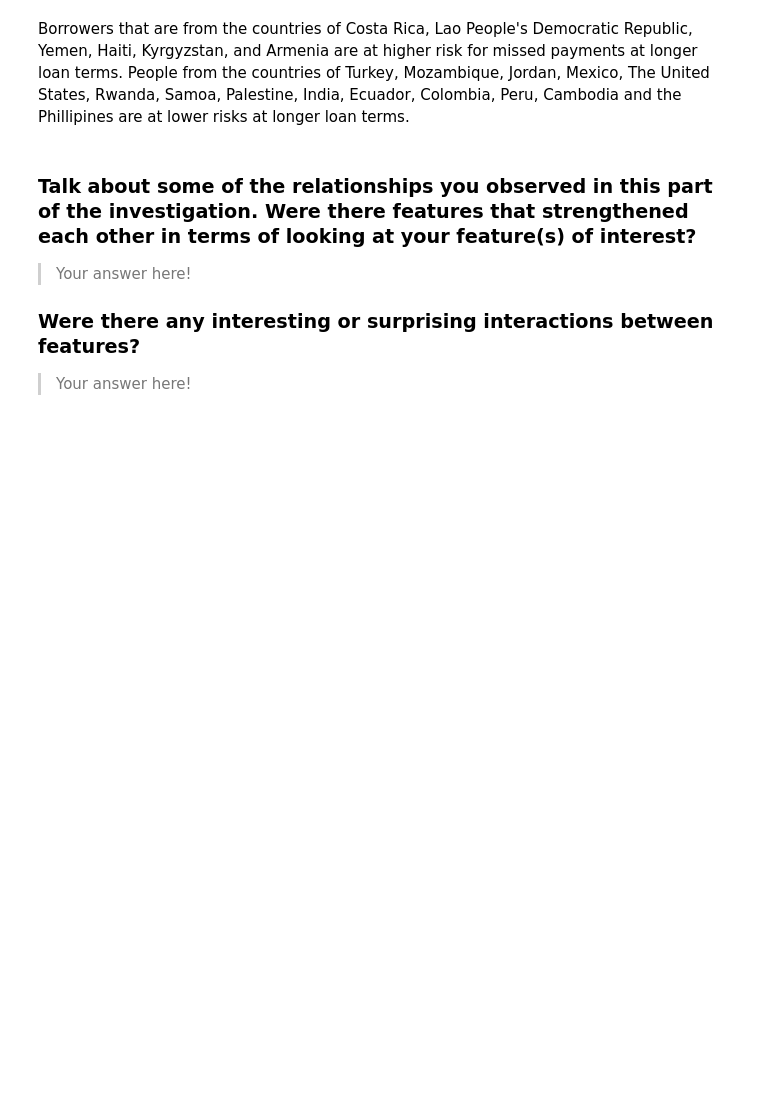
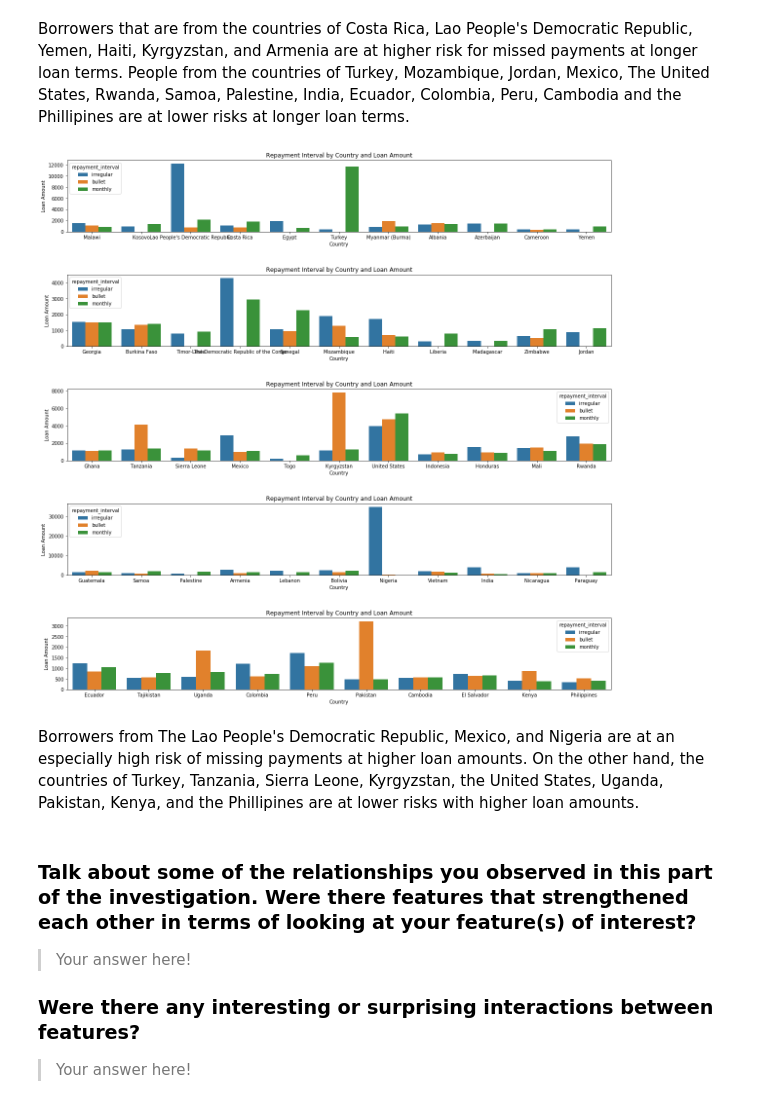
Before and after one commit to ChristopherSJames/kiva_repayment_analysis, a Jupyter notebook: kiva_repayment_analysis.ipynb, the cells around one changed output. Saved outputs shown, nothing was run; the diff lists cells and outputs as text; code cells hidden in the pictures; blank space fills up the shorter version.

```diff
--- a/kiva_repayment_analysis.ipynb
+++ b/kiva_repayment_analysis.ipynb
@@ -303,6 +304,26 @@ for i in range(len(country_count1000_split)):
 [figure]
 # %% [markdown]
 Borrowers that are from the countries of Costa Rica, Lao People's Democratic Republic, Yemen, Haiti, Kyrgyzstan, and Armenia are at higher risk for missed payments at longer loan terms. People from the countries of Turkey, Mozambique, Jordan, Mexico, The United States, Rwanda, Samoa, Palestine, India, Ecuador, Colombia, Peru, Cambodia and the Phillipines are at lower risks at longer loan terms.
+# %%
+# Create list of countries that have more than 1000 loans and then query those countries into new df.
+country_count1000 = country_count.to_frame().query('id > 1000').index.to_list()
+country1000_df = df[df['country'].isin(country_count1000)]
+country_count1000_split = [country_count1000[0:11], country_count1000[11:22], country_count1000[22:33],
+                           country_count1000[33:44], country_count1000[44:54]]
+hue_order = df['repayment_interval'].unique()
+# %%
+fig, ax = plt.subplots(nrows = 5, figsize = [20, 20])
+plt.subplots_adjust(hspace = 0.6)
+for i in range(len(country_count1000_split)):
+    ax[i] = sb.barplot(data = df[df['country'].isin(country_count1000_split[i])], x = 'country', y = 'loan_amount',
+                       hue = 'repayment_interval', order = country_count1000_split[i], hue_order = hue_order, ci = None, ax = ax[i])
+    ax[i].set_title('Repayment Interval by Country and Loan Amount')
+    ax[i].set_xlabel('Country')
+    ax[i].set_ylabel('Loan Amount')
+# %% [output]
+[figure, added]
+# %% [markdown]
+Borrowers from The Lao People's Democratic Republic, Mexico, and Nigeria are at an especially high risk of missing payments at higher loan amounts. On the other hand, the countries of Turkey, Tanzania, Sierra Leone, Kyrgyzstan, the United States, Uganda, Pakistan, Kenya, and the Phillipines are at lower risks with higher loan amounts.
 # %% [markdown]
 ### Talk about some of the relationships you observed in this part of the investigation. Were there features that strengthened each other in terms of looking at your feature(s) of interest?
 
```
Also changed, not shown: parts of 2 cells of this notebook.
